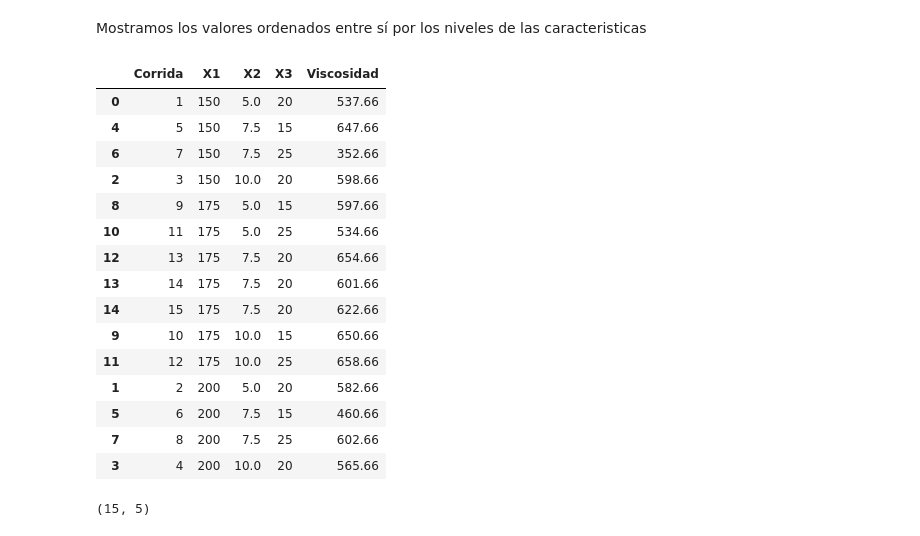
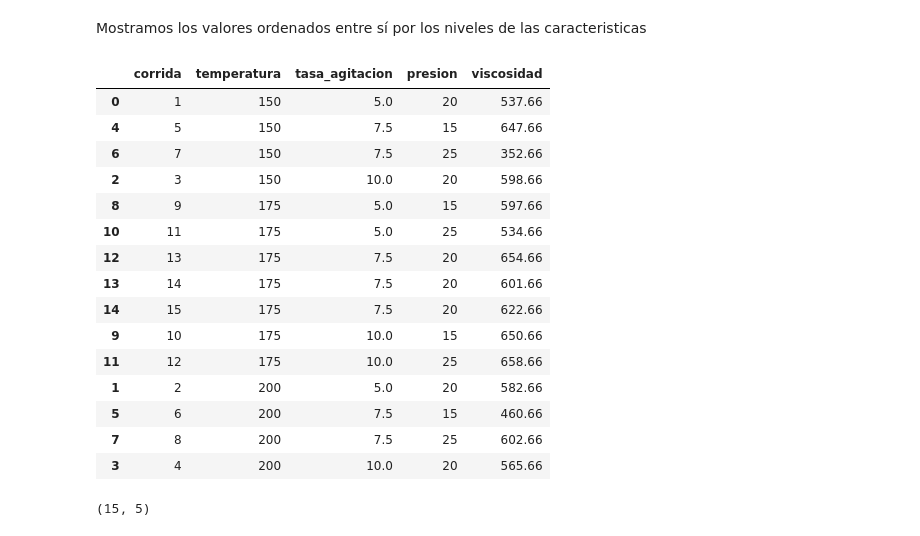
Before and after one commit to josemhenao/Python, a Jupyter notebook: Estadistica/Parcial EII, Punto 3.ipynb, the cells around one changed output. Saved outputs shown, nothing was run; the diff lists cells and outputs as text; code cells hidden in the pictures.

```diff
--- a/Estadistica/Parcial EII, Punto 3.ipynb
+++ b/Estadistica/Parcial EII, Punto 3.ipynb
@@ -50,25 +52,25 @@ Los datos entregados en el problema estában organizados de modo que por cada ni
 **Solución**
 # %% [markdown]
 Mostramos los valores ordenados entre sí por los niveles de las caracteristicas
-# %%
-df.sort_values(['X1','X2','X3'])
-# %% [output]
-|  | Corrida | X1 | X2 | X3 | Viscosidad |
-| 0 | 1 | 150 | 5.0 | 20 | 537.66 |
-| 4 | 5 | 150 | 7.5 | 15 | 647.66 |
-| 6 | 7 | 150 | 7.5 | 25 | 352.66 |
-| 2 | 3 | 150 | 10.0 | 20 | 598.66 |
-| 8 | 9 | 175 | 5.0 | 15 | 597.66 |
-| 10 | 11 | 175 | 5.0 | 25 | 534.66 |
-| 12 | 13 | 175 | 7.5 | 20 | 654.66 |
-| 13 | 14 | 175 | 7.5 | 20 | 601.66 |
-| 14 | 15 | 175 | 7.5 | 20 | 622.66 |
-| 9 | 10 | 175 | 10.0 | 15 | 650.66 |
-| 11 | 12 | 175 | 10.0 | 25 | 658.66 |
-| 1 | 2 | 200 | 5.0 | 20 | 582.66 |
-| 5 | 6 | 200 | 7.5 | 15 | 460.66 |
-| 7 | 8 | 200 | 7.5 | 25 | 602.66 |
-| 3 | 4 | 200 | 10.0 | 20 | 565.66 |
+# %%
+df.sort_values(['temperatura','tasa_agitacion','presion'])
+# %% [output]
+|  | corrida | temperatura | tasa_agitacion | presion | viscosidad |
+| 0 | 1 | 150 | 5.0 | 20 | 537.66 |
+| 4 | 5 | 150 | 7.5 | 15 | 647.66 |
+| 6 | 7 | 150 | 7.5 | 25 | 352.66 |
+| 2 | 3 | 150 | 10.0 | 20 | 598.66 |
+| 8 | 9 | 175 | 5.0 | 15 | 597.66 |
+| 10 | 11 | 175 | 5.0 | 25 | 534.66 |
+| 12 | 13 | 175 | 7.5 | 20 | 654.66 |
+| 13 | 14 | 175 | 7.5 | 20 | 601.66 |
+| 14 | 15 | 175 | 7.5 | 20 | 622.66 |
+| 9 | 10 | 175 | 10.0 | 15 | 650.66 |
+| 11 | 12 | 175 | 10.0 | 25 | 658.66 |
+| 1 | 2 | 200 | 5.0 | 20 | 582.66 |
+| 5 | 6 | 200 | 7.5 | 15 | 460.66 |
+| 7 | 8 | 200 | 7.5 | 25 | 602.66 |
+| 3 | 4 | 200 | 10.0 | 20 | 565.66 |
 # %%
 df.shape
 # %% [output]
```
Also changed, not shown: parts of 43 cells of this notebook, 5 other files.
